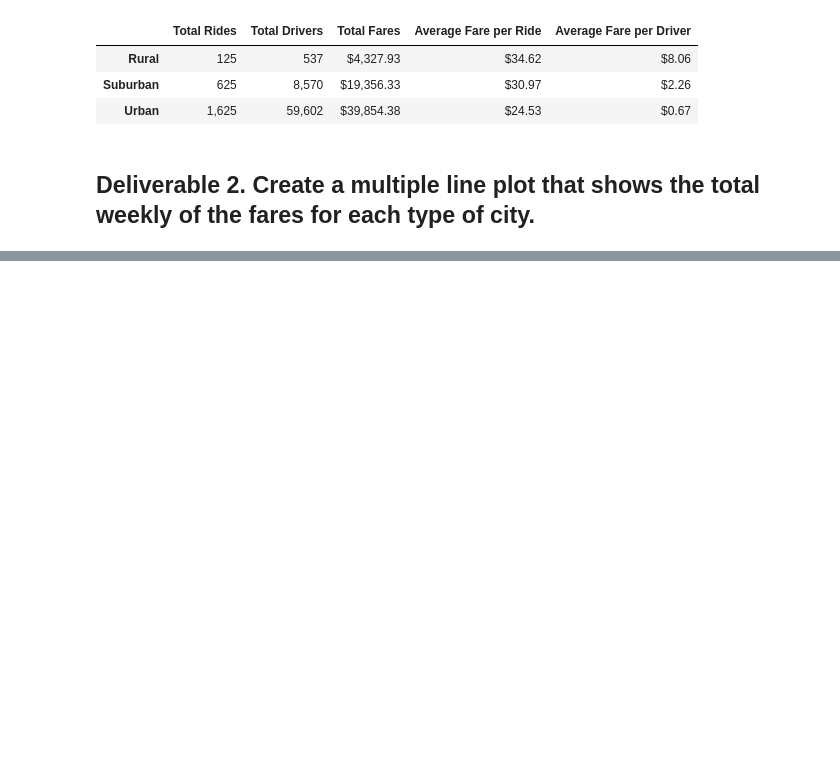
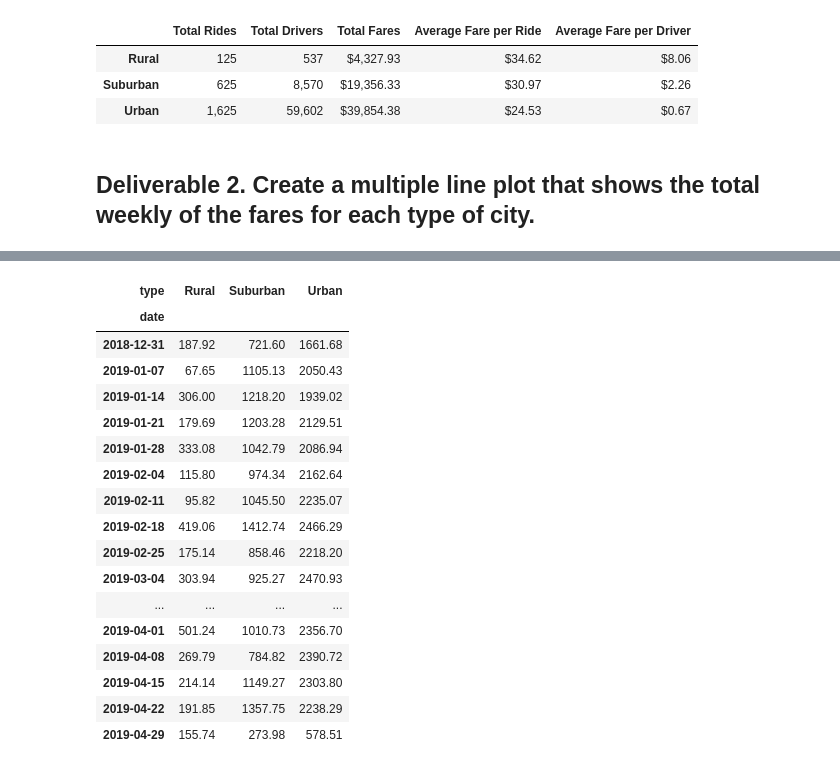
Before and after one commit to MitchellGleason/PyBer-Analysis, a Jupyter notebook: PyBer_Challenge.ipynb, the cells around one changed output, grey strips where cells are left out. Drawn from its saved outputs; the diff is of its cells as text; code cells hidden in the pictures; blank space fills up the shorter version.

```diff
--- a/PyBer_Challenge.ipynb
+++ b/PyBer_Challenge.ipynb
@@ -144,3 +163,4 @@ pyber_summary_df
 # %%
 # 3. Reset the index on the DataFrame you created in #1. This is needed to use the 'pivot()' function.
-# df = df.reset_index()
+fare_per_day = fare_per_day.reset_index()
+fare_per_day
@@ -157,2 +237,26 @@ pyber_summary_df
 # %%
 # 8. Create a new DataFrame using the "resample()" function by week 'W' and get the sum of the fares for each week.
+fare_per_day_jan_to_april_weeks = fare_per_day_jan_to_april.resample('W', label='left').sum()
+
+#to_offset help retrieved from: https://stackoverflow.com/questions/30989224/python-pandas-dataframe-resample-daily-data-to-week-by-mon-sun-weekly-definition
+fare_per_day_jan_to_april_weeks.index = fare_per_day_jan_to_april_weeks.index + to_offset(pd.DateOffset(days=1))
+fare_per_day_jan_to_april_weeks
+# %% [output]
+| type | Rural | Suburban | Urban |
+| date |  |  |  |
+| 2018-12-31 | 187.92 | 721.60 | 1661.68 |
+| 2019-01-07 | 67.65 | 1105.13 | 2050.43 |
+| 2019-01-14 | 306.00 | 1218.20 | 1939.02 |
+| 2019-01-21 | 179.69 | 1203.28 | 2129.51 |
+| 2019-01-28 | 333.08 | 1042.79 | 2086.94 |
+| 2019-02-04 | 115.80 | 974.34 | 2162.64 |
+| 2019-02-11 | 95.82 | 1045.50 | 2235.07 |
+| 2019-02-18 | 419.06 | 1412.74 | 2466.29 |
+| 2019-02-25 | 175.14 | 858.46 | 2218.20 |
+| 2019-03-04 | 303.94 | 925.27 | 2470.93 |
+| ... | ... | ... | ... |
+| 2019-04-01 | 501.24 | 1010.73 | 2356.70 |
+| 2019-04-08 | 269.79 | 784.82 | 2390.72 |
+| 2019-04-15 | 214.14 | 1149.27 | 2303.80 |
+| 2019-04-22 | 191.85 | 1357.75 | 2238.29 |
+| 2019-04-29 | 155.74 | 273.98 | 578.51 |
```
Also changed, not shown: parts of 9 cells of this notebook, 2 other files.
